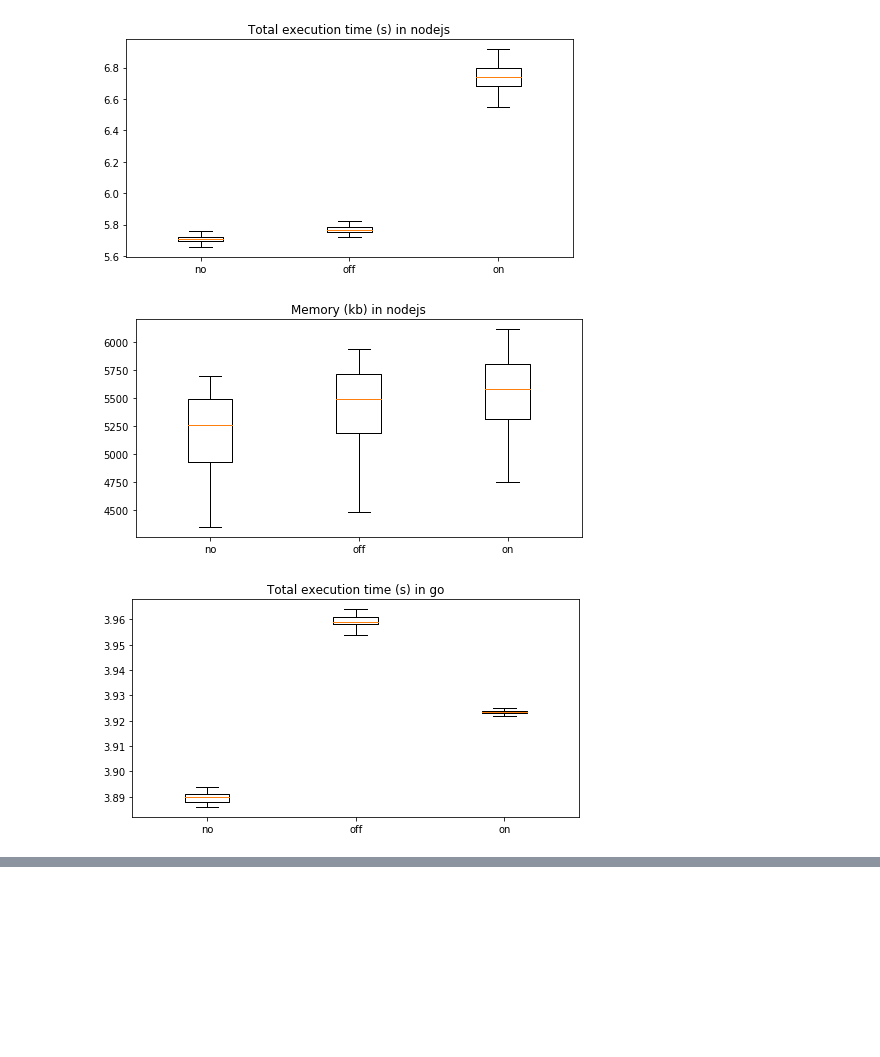
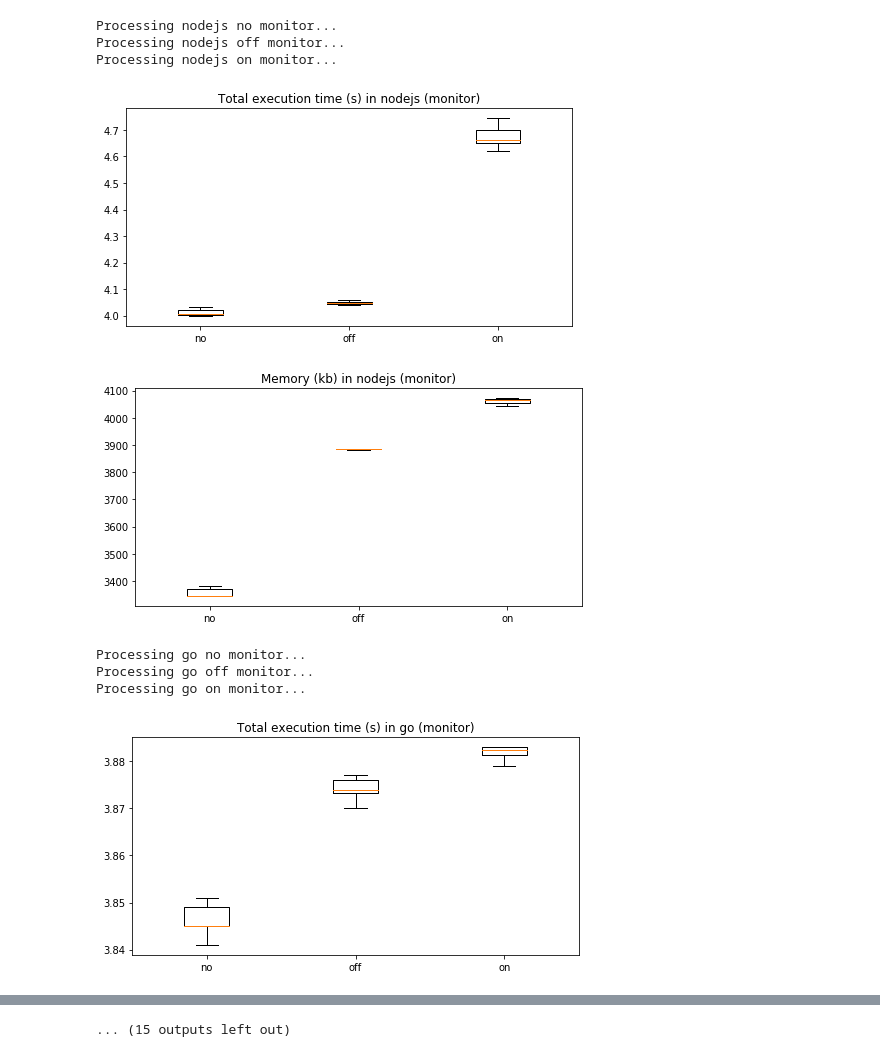
Before and after one commit to brice-morin/thingml-logs-xp, a Jupyter notebook: src/main/jupyter/performances.ipynb, the cells around one changed output, grey strips where cells are left out. Cells and saved outputs as stored; diff of their text form; code cells hidden in the pictures; blank space fills up the shorter version.

```diff
--- a/src/main/jupyter/performances.ipynb
+++ b/src/main/jupyter/performances.ipynb
@@ -6,17 +6,18 @@ import re
 from IPython.display import HTML, display
 import matplotlib.pyplot as plt
 # %%
-languages = ['java', 'nodejs', 'go']
+languages = ['java', 'nodejs', 'go', 'posix', 'arduino_due']
+log_modes = ['monitor', 'monitor-bin']
 modes = ['no', 'off', 'on']
 fig_counter = 0
 root='../../../src-gen/logs'
 # %%
-def allFiles(language, mode):
-    directory = os.fsencode(root + '/' + mode)
+def allFiles(language, mode, log_mode):
+    directory = os.fsencode(root + '/' + log_mode + '/' + mode)
     for file in os.listdir(directory):
         filename = os.fsdecode(file)
         if filename.split('-')[1] == language and filename.endswith('.log'):
-            yield root + '/' + mode + '/' + filename
+            yield root + '/' + log_mode + '/' + mode + '/' + filename
 
 def loadMemory(filename, language):
     file = open(filename)
@@ -24,9 +25,9 @@ def loadMemory(filename, language):
         line = file.readline()
         if not line:
             break
-        if language == 'go':
-            line = line[20:]
-        if line.startswith('#usedMem:'):
+        #if language == 'go':
+        #    line = line[20:]
+        if line.startswith('>usedMem:'):
             mem = int(line[1:].strip().split(':')[1:][0])
             yield mem
 
@@ -40,37 +41,47 @@ def loadTotalTime(filename):
             time = line[9:-4].strip()
             return int(time)
 # %%
-def allData(language, mode):
+def allData(language, mode, log_mode):
     all_mem = []
     all_t = []
-    for filename in allFiles(language, mode):
+    for filename in allFiles(language, mode, log_mode):
         mem = np.array(list(loadMemory(filename, language))).astype(int).flatten()
         t = loadTotalTime(filename)
         all_mem.append(mem)
         all_t.append(t)
     return all_mem, all_t
 # %%
-for language in languages:
+for log_mode in log_modes:
     global fig_counter
+    for language in languages:
+        all_t = []
+        all_mem = []
+        hasError = False
+        for mode in modes:
+            print('Processing ' + language + ' ' + mode + ' ' + log_mode + '...')
+            mem, t = allData(language, mode, log_mode)
+            try:
+                all_t.append(np.array(t).flatten()/1000)
+                all_mem.append(np.array(mem).flatten()/1000)
+            except TypeError:
+                print('Processing ' + language + ' ' + mode + ' ' + log_mode + ': Error!')
+                hasError = True
+                break
 
-    all_t = []
-    all_mem = []
-    for mode in modes:
-        mem, t = allData(language, mode)
-        all_t.append(np.array(t).flatten()/1000)
-        all_mem.append(np.array(mem).flatten()/1000)
+        if hasError:
+            continue
 
-    fig = plt.figure(fig_counter, figsize=(8,4))
-    plt.boxplot(all_t, 0, '')
-    plt.xticks(range(1, 4), ('no', 'off', 'on'))
-    plt.title('Total execution time (s) in ' + language)
-    plt.show()
-    fig_counter = fig_counter + 1
+        fig = plt.figure(fig_counter, figsize=(8,4))
+        plt.boxplot(all_t, 0, '')
+        plt.xticks(range(1, 4), ('no', 'off', 'on'))
+        plt.title('Total execution time (s) in ' + language + ' (' + log_mode + ')')
+        plt.show()
+        fig_counter = fig_counter + 1
 
-    fig = plt.figure(fig_counter, figsize=(8,4))
-    plt.boxplot(all_mem, 0, '')
-    plt.xticks(range(1, 4), ('no', 'off', 'on'))
-    plt.title('Memory (kb) in ' + language)
-    plt.show()
-    fig_counter = fig_counter + 1
+        fig = plt.figure(fig_counter, figsize=(8,4))
+        plt.boxplot(all_mem, 0, '')
+        plt.xticks(range(1, 4), ('no', 'off', 'on'))
+        plt.title('Memory (kb) in ' + language + ' (' + log_mode + ')')
+        plt.show()
+        fig_counter = fig_counter + 1
 # %% [output]
@@ -79,3 +93,9 @@ for language in languages:
+Processing nodejs no monitor...
+Processing nodejs off monitor...
+Processing nodejs on monitor...
-[figure, old version]
+[figure, new version]
-[figure, old version]
+[figure, new version]
+Processing go no monitor...
+Processing go off monitor...
+Processing go on monitor...
-[figure, old version]
+[figure, new version]
@@ -82,0 +111 @@ for language in languages:
+... (15 outputs left out)
```
Also changed, not shown: parts of 1 cell of this notebook.
